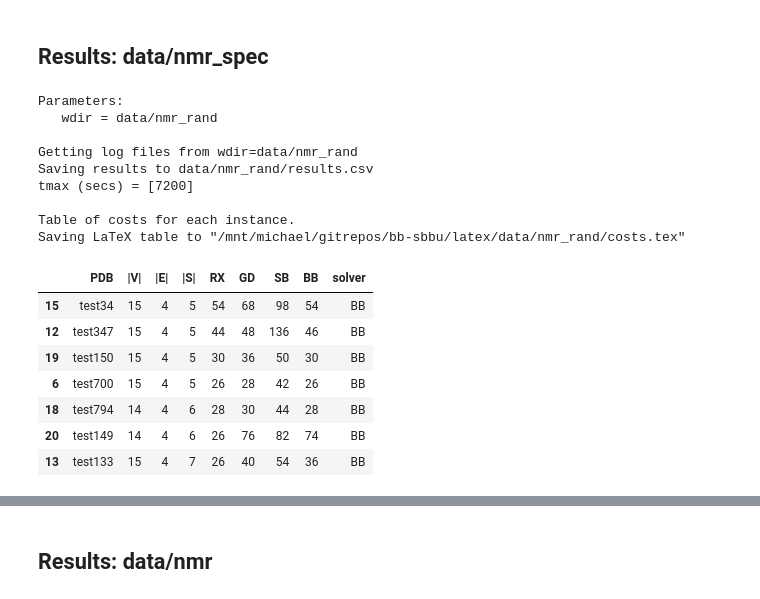
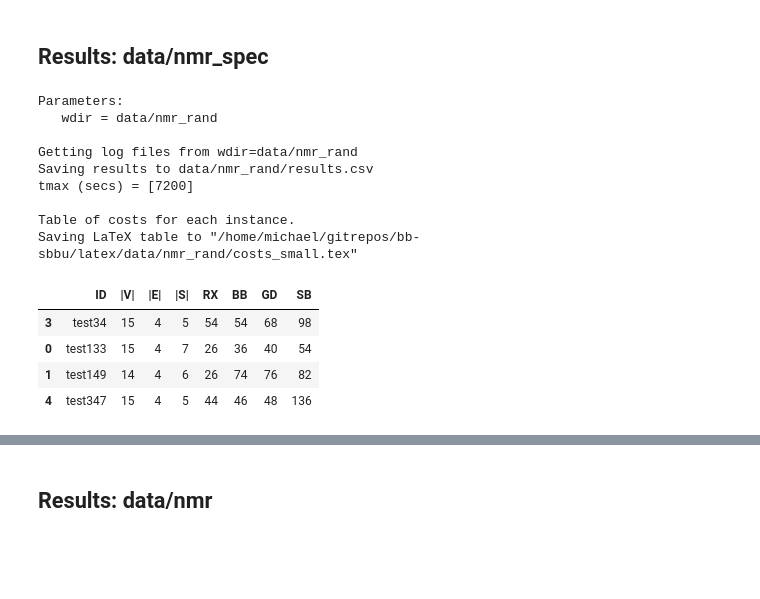
Before and after one commit to michaelsouza/bb-sbbu, a Jupyter notebook: report.ipynb, the cells around one changed output, grey strips where cells are left out. Saved outputs shown, nothing was run; the diff lists cells and outputs as text; code cells hidden in the pictures; blank space fills up the shorter version.

```diff
--- a/report.ipynb
+++ b/report.ipynb
@@ -192,48 +192,65 @@ dfA.drop(columns=['solver'], inplace=True)
 
 # get results where the cost are different
 dfA = dfA[dfA['GD'] != dfA['SB']]
 dfA = dfA[dfA['GD'] != dfA['BB']]
 dfA = dfA[dfA['SB'] != dfA['BB']]
 
+# remove tests
+dfA = dfA[~dfA['PDB'].isin(['test700', 'test150', 'test794'])]
+
+# sort using lambda
+dfA['ID'] = dfA['PDB'].apply(lambda x: int(x.replace('test', '')))
+dfA.sort_values(by=['ID'], inplace=True)
+dfA.drop(columns=['ID'], inplace=True)
+
+# remove BF column
+dfA.drop(columns=['BF'], inplace=True)
+
+# rename PDB as ID
+dfA.rename(columns={'PDB':'ID'}, inplace=True)
+
+# convert to columns to int
+cols = ['RX', 'BB', 'GD', 'SB']
+for col in cols:
+    dfA[col] = dfA[col].astype(int)
+
+# ordering columns
+cols = ['ID', '|V|', '|E|', '|S|', 'RX', 'BB', 'GD', 'SB']
+dfA = dfA[cols]
+
 # convert to latex
 tex = dfA.to_latex(index=False,
-                column_format='lrrrrrrrrr',
+                column_format='lcccccccc',
                 header=dfA.columns, # list of column names
                 escape=False,
                 caption=caption,
-                label=f'tab:costs',
+                label=f'tab:cost_small',
                 multicolumn=False,
                 multicolumn_format='c')
-
-# save tex to file
 wdir = os.path.join('latex',nmr_folder)
 if not os.path.exists(wdir):
     os.mkdir(wdir)
-fn = os.path.join(wdir,'costs.tex')
-# get full path
+fn = os.path.join(wdir,'costs_small.tex')
 fn = os.path.abspath(fn)
 print(f'Saving LaTeX table to "{fn}"')
 with open(fn, 'w') as fd:
     fd.write(tex)
 
-df = df[df['PDB'].isin(dfA['PDB'])]
-df
+# display
+dfA
 # %% [output]
 Parameters:
    wdir = data/nmr_rand
 
 Getting log files from wdir=data/nmr_rand
 Saving results to data/nmr_rand/results.csv
 tmax (secs) = [7200]
 
 Table of costs for each instance.
-Saving LaTeX table to "/mnt/michael/gitrepos/bb-sbbu/latex/data/nmr_rand/costs.tex"
+Saving LaTeX table to "/home/michael/gitrepos/bb-sbbu/latex/data/nmr_rand/costs_small.tex"
-|  | PDB | |V| | |E| | |S| | RX | GD | SB | BB | solver |
-| 15 | test34 | 15 | 4 | 5 | 54 | 68 | 98 | 54 | BB |
-| 12 | test347 | 15 | 4 | 5 | 44 | 48 | 136 | 46 | BB |
-| 19 | test150 | 15 | 4 | 5 | 30 | 36 | 50 | 30 | BB |
-| 6 | test700 | 15 | 4 | 5 | 26 | 28 | 42 | 26 | BB |
-| 18 | test794 | 14 | 4 | 6 | 28 | 30 | 44 | 28 | BB |
-| 20 | test149 | 14 | 4 | 6 | 26 | 76 | 82 | 74 | BB |
-| 13 | test133 | 15 | 4 | 7 | 26 | 40 | 54 | 36 | BB |
+|  | ID | |V| | |E| | |S| | RX | BB | GD | SB |
+| 3 | test34 | 15 | 4 | 5 | 54 | 54 | 68 | 98 |
+| 0 | test133 | 15 | 4 | 7 | 26 | 36 | 40 | 54 |
+| 1 | test149 | 14 | 4 | 6 | 26 | 74 | 76 | 82 |
+| 4 | test347 | 15 | 4 | 5 | 44 | 46 | 48 | 136 |
 # %%
```
Also changed, not shown: parts of 9 cells of this notebook, 12 other files.
